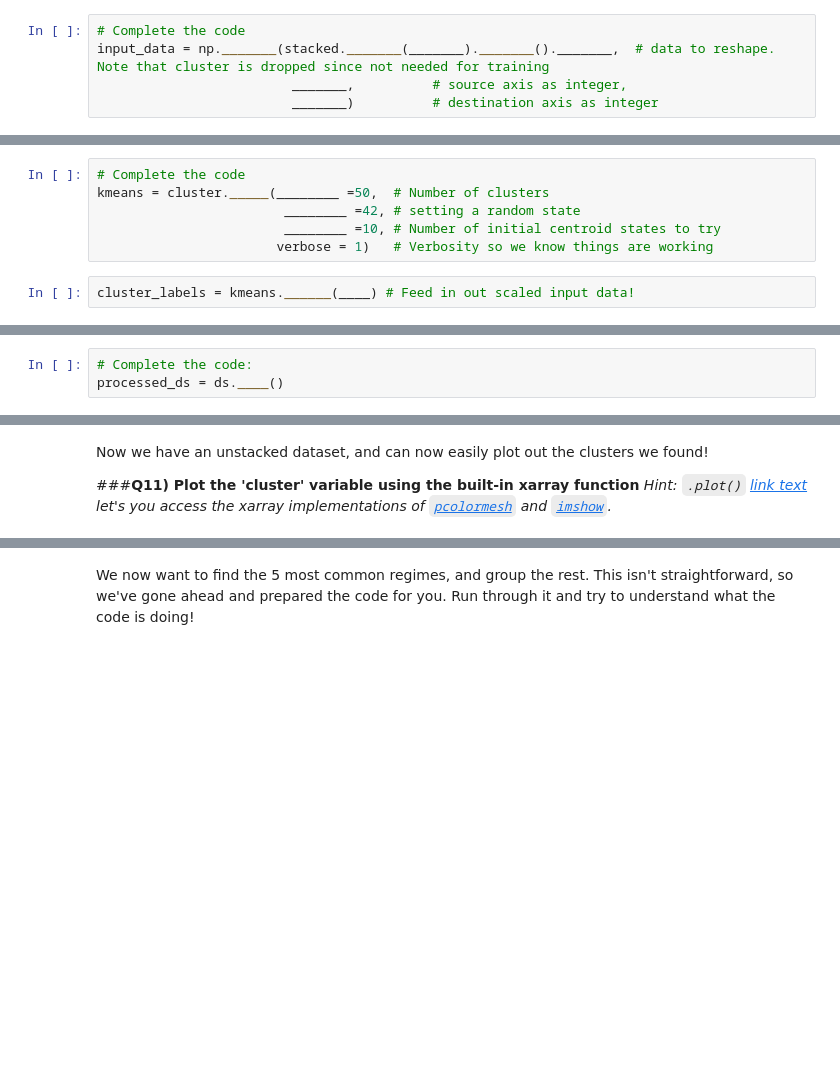
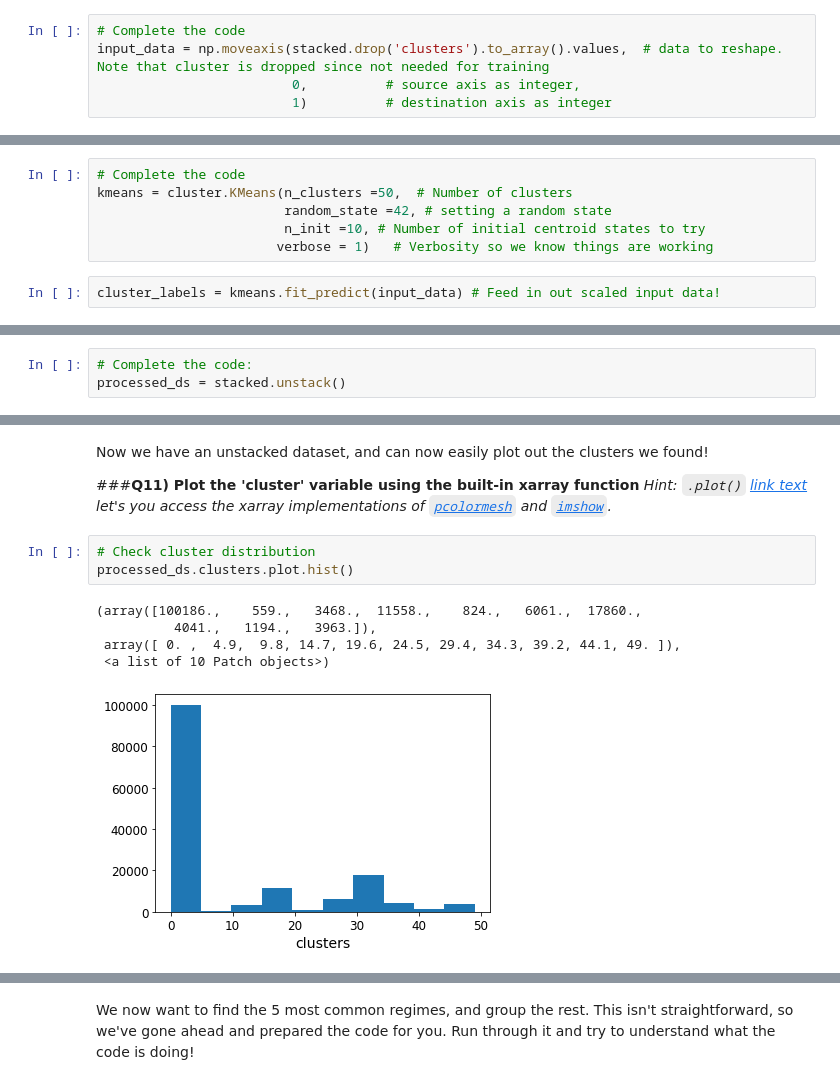
Before and after one commit to ocallaghanm/2022_ML_EES, a Jupyter notebook: Exercises/S3_3_THOR.ipynb, the cells around one changed output, grey strips where cells are left out. Cells and saved outputs as stored; diff of their text form; blank space fills up the shorter version.

```diff
--- a/Exercises/S3_3_THOR.ipynb
+++ b/Exercises/S3_3_THOR.ipynb
@@ -251,8 +264,8 @@ You'll need xarray's [`.to_array()`](https://xarray.pydata.org/en/stable/generat
 ###**Q7) Load the datapoints into a numpy array following the convention where the 0th axis corresponds to the samples and the 1st axis corresponds to the features.**
 # %%
 # Complete the code
-input_data = np._______(stacked._______(_______)._______()._______,  # data to reshape. Note that cluster is dropped since not needed for training
-                         _______,          # source axis as integer,
-                         _______)          # destination axis as integer
+input_data = np.moveaxis(stacked.drop('clusters').to_array().values,  # data to reshape. Note that cluster is dropped since not needed for training
+                         0,          # source axis as integer,
+                         1)          # destination axis as integer
 # %%
 # Does the input data look the way it's supposed to? Print the shape.
@@ -279,9 +297,9 @@ Now we're finally ready to train our algorithm! Let's load up the kmeans model a
 *Warning! : Fitting the data may take some time (under a minute during the testing of the notebook)
 # %%
 # Complete the code
-kmeans = cluster._____(________ =50,  # Number of clusters
-                        ________ =42, # setting a random state
-                        ________ =10, # Number of initial centroid states to try
+kmeans = cluster.KMeans(n_clusters =50,  # Number of clusters
+                        random_state =42, # setting a random state
+                        n_init =10, # Number of initial centroid states to try
                        verbose = 1)   # Verbosity so we know things are working
 # %%
-cluster_labels = kmeans.______(____) # Feed in out scaled input data!
+cluster_labels = kmeans.fit_predict(input_data) # Feed in out scaled input data!
@@ -297,4 +333,4 @@ We now have a set of labels, but they're stored in a flattened array. Since we'd
 *Hint*: xarrays have an [`.unstack` method](https://xarray.pydata.org/en/stable/generated/xarray.DataArray.unstack.html) that you will find to be very useful for this.
 # %%
 # Complete the code:
-processed_ds = ds.____()
+processed_ds = stacked.unstack()
@@ -303,3 +368,12 @@ Now we have an unstacked dataset, and can now easily plot out the clusters we fo
 
 ###**Q11) Plot the 'cluster' variable using the built-in xarray function**
 *Hint: `.plot()` [link text](https://xarray.pydata.org/en/stable/generated/xarray.DataArray.plot.html) let's you access the xarray implementations of [`pcolormesh`](https://matplotlib.org/3.1.1/api/_as_gen/matplotlib.pyplot.pcolormesh.html) and [`imshow`](https://matplotlib.org/3.1.1/api/_as_gen/matplotlib.pyplot.imshow.html).*
+# %%
+# Check cluster distribution
+processed_ds.clusters.plot.hist()
+# %% [output]
+(array([100186.,    559.,   3468.,  11558.,    824.,   6061.,  17860.,
+          4041.,   1194.,   3963.]),
+ array([ 0. ,  4.9,  9.8, 14.7, 19.6, 24.5, 29.4, 34.3, 39.2, 44.1, 49. ]),
+ <a list of 10 Patch objects>)
+[figure, added]
```
Also changed, not shown: parts of 14 cells of this notebook.
